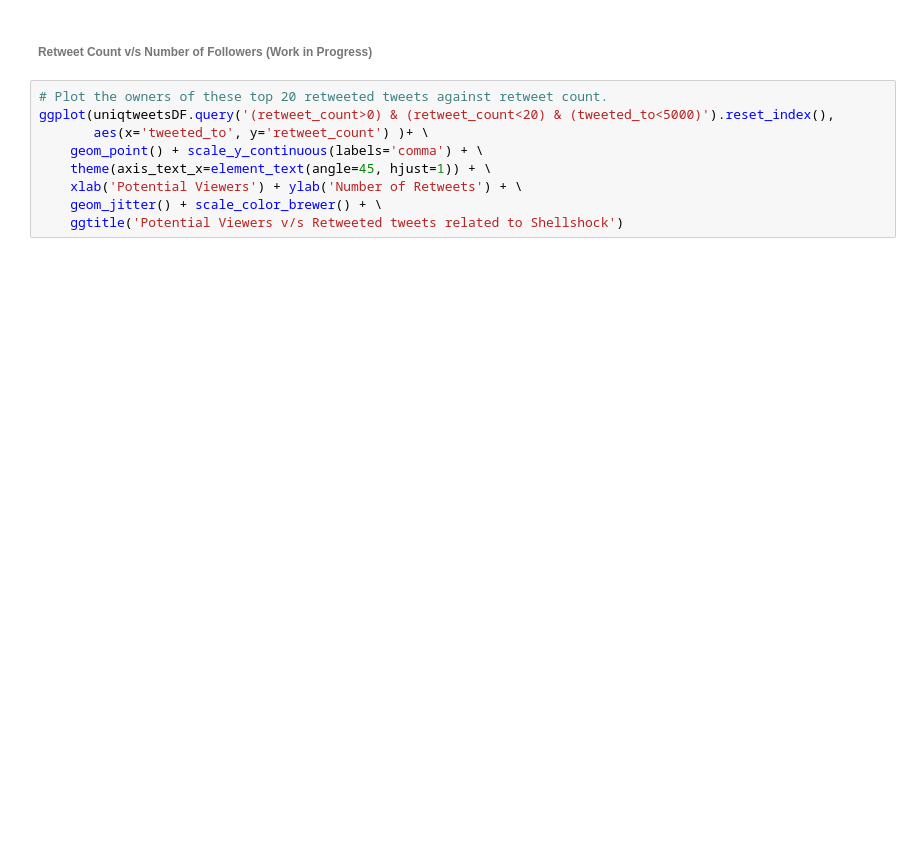
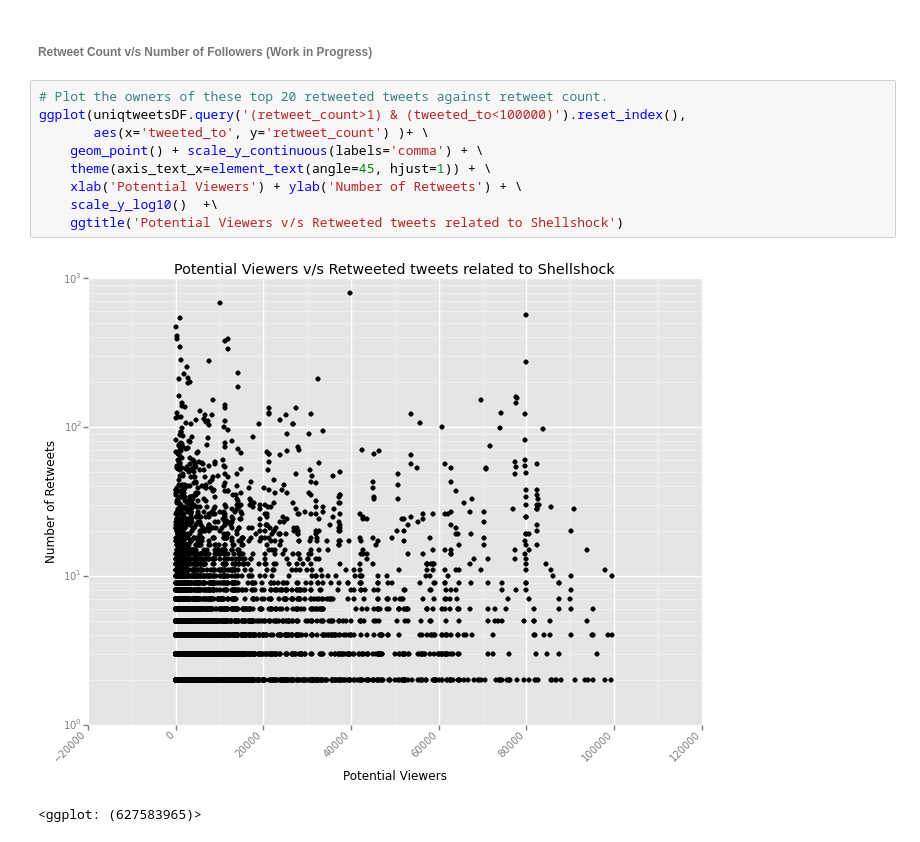
Before and after one commit to bhaskarvk/ShellShockAnalysis, a Jupyter notebook: Analysis of Shellshock Tweets.ipynb, the cells around one changed output. Drawn from its saved outputs; the diff is of its cells as text; blank space fills up the shorter version.

```diff
--- a/Analysis of Shellshock Tweets.ipynb
+++ b/Analysis of Shellshock Tweets.ipynb
@@ -315,10 +394,13 @@ tweetsWithLoc=tweetsDF[pd.notnull(tweetsDF['geo'])].reset_index()
 ######  Retweet Count v/s Number of Followers (Work in Progress)
 # %%
 # Plot the owners of these top 20 retweeted tweets against retweet count.
-ggplot(uniqtweetsDF.query('(retweet_count>0) & (retweet_count<20) & (tweeted_to<5000)').reset_index(),
+ggplot(uniqtweetsDF.query('(retweet_count>1) & (tweeted_to<100000)').reset_index(),
        aes(x='tweeted_to', y='retweet_count') )+ \
     geom_point() + scale_y_continuous(labels='comma') + \
     theme(axis_text_x=element_text(angle=45, hjust=1)) + \
     xlab('Potential Viewers') + ylab('Number of Retweets') + \
-    geom_jitter() + scale_color_brewer() + \
+    scale_y_log10()  +\
     ggtitle('Potential Viewers v/s Retweeted tweets related to Shellshock')
+# %% [output]
+[figure, added]
+<ggplot: (627583965)>
```
Also changed, not shown: parts of 17 cells of this notebook.
